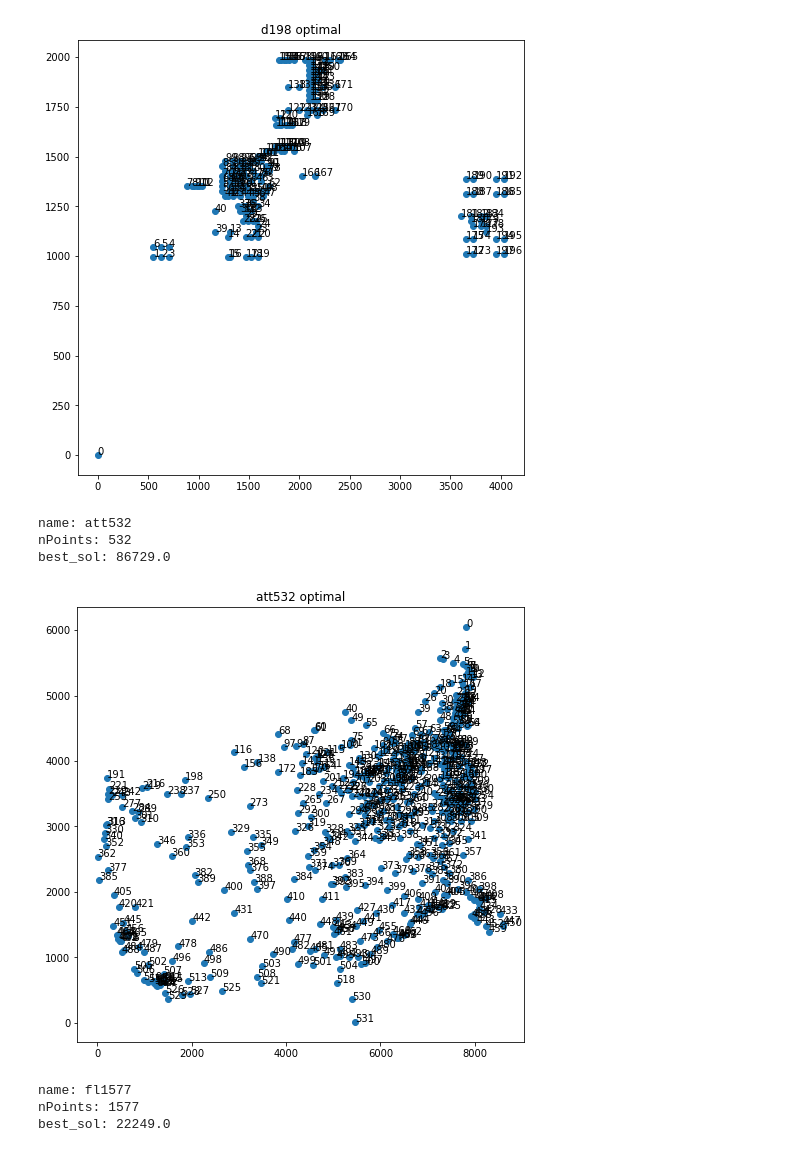
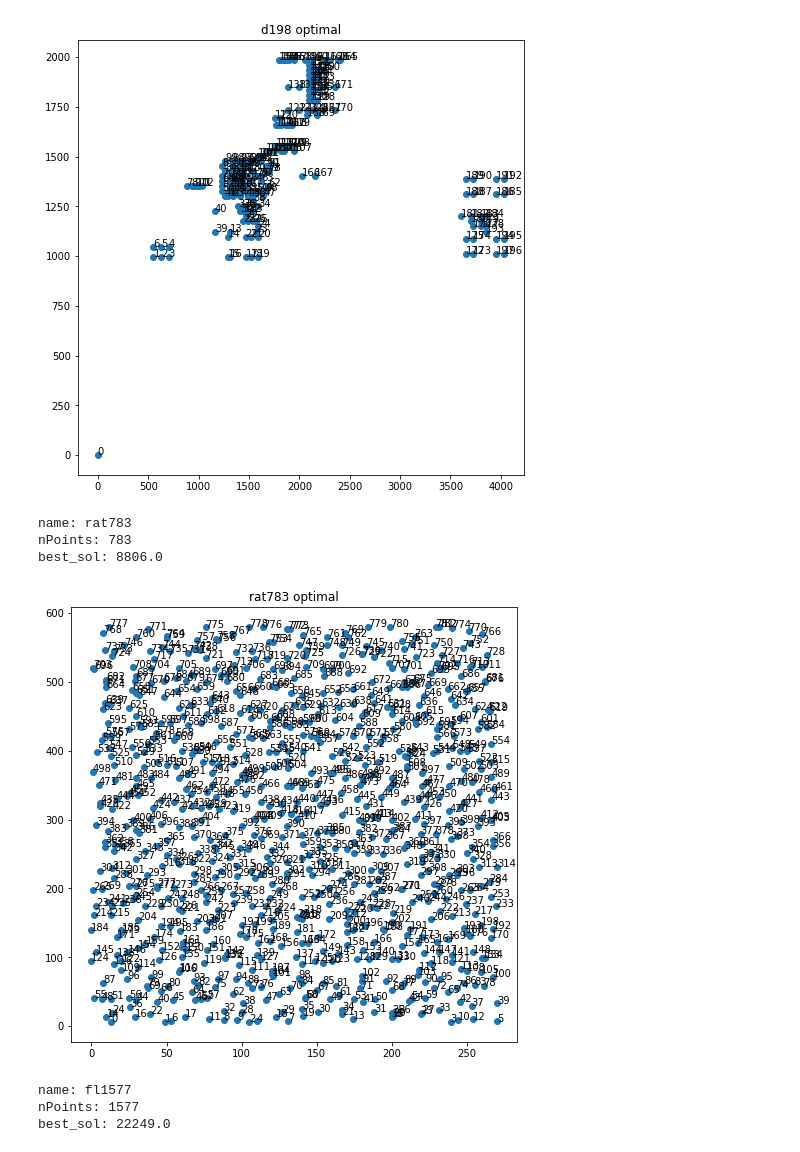
Before and after one commit to WiZeYAR/AI2021MA, a Jupyter notebook: ACS_for_the_TSP.ipynb, the cells around one changed output. Drawn from its saved outputs; the diff is of its cells as text; code cells hidden in the pictures.

```diff
--- a/ACS_for_the_TSP.ipynb
+++ b/ACS_for_the_TSP.ipynb
@@ -17,14 +17,14 @@ nPoints: 198
 best_sol: 15780.0
 [figure]
 # %%
-ic = TSP_Instance_Creator("standard", 'att532.tsp')
+ic = TSP_Instance_Creator("standard", 'rat783.tsp')
 ic.print_info()
 ic.plot_data()
 # %% [output]
-name: att532
-nPoints: 532
-best_sol: 86729.0
+name: rat783
+nPoints: 783
+best_sol: 8806.0
-[figure, old version]
+[figure, new version]
 # %%
 ic = TSP_Instance_Creator("standard", 'fl1577.tsp')
 ic.print_info()
```
Also changed, not shown: parts of 4 cells of this notebook.
